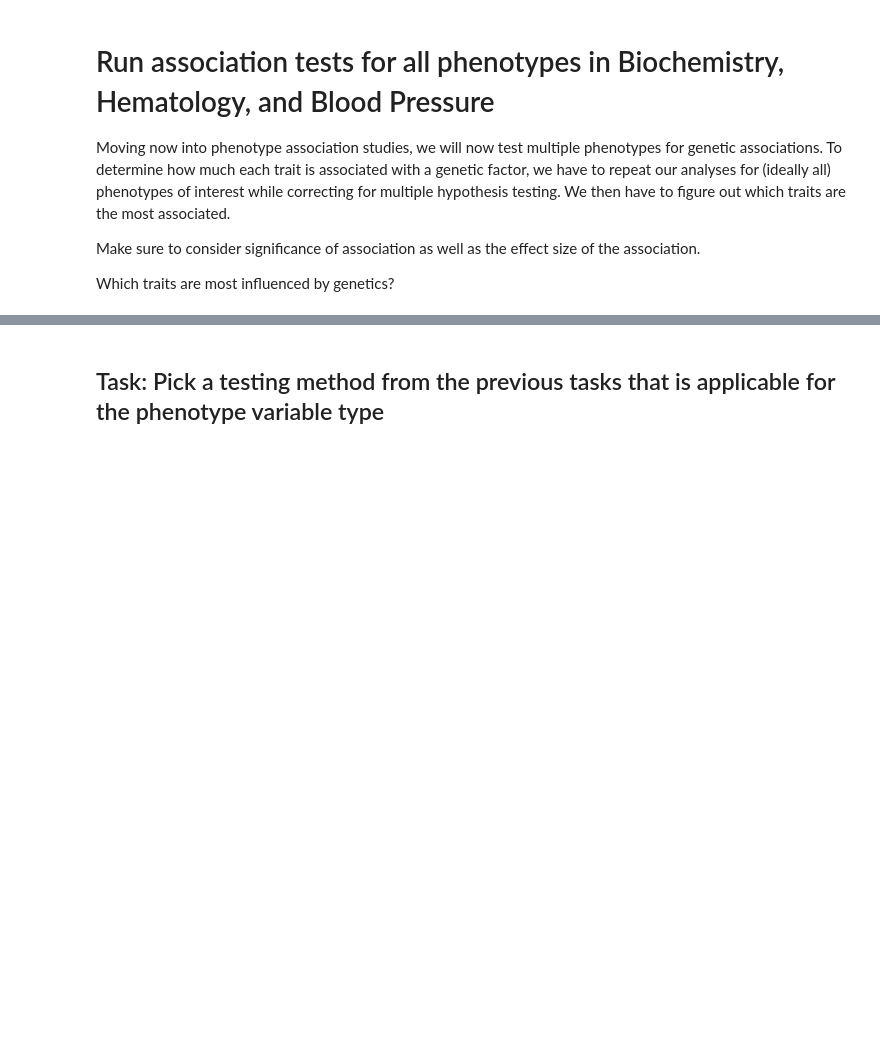
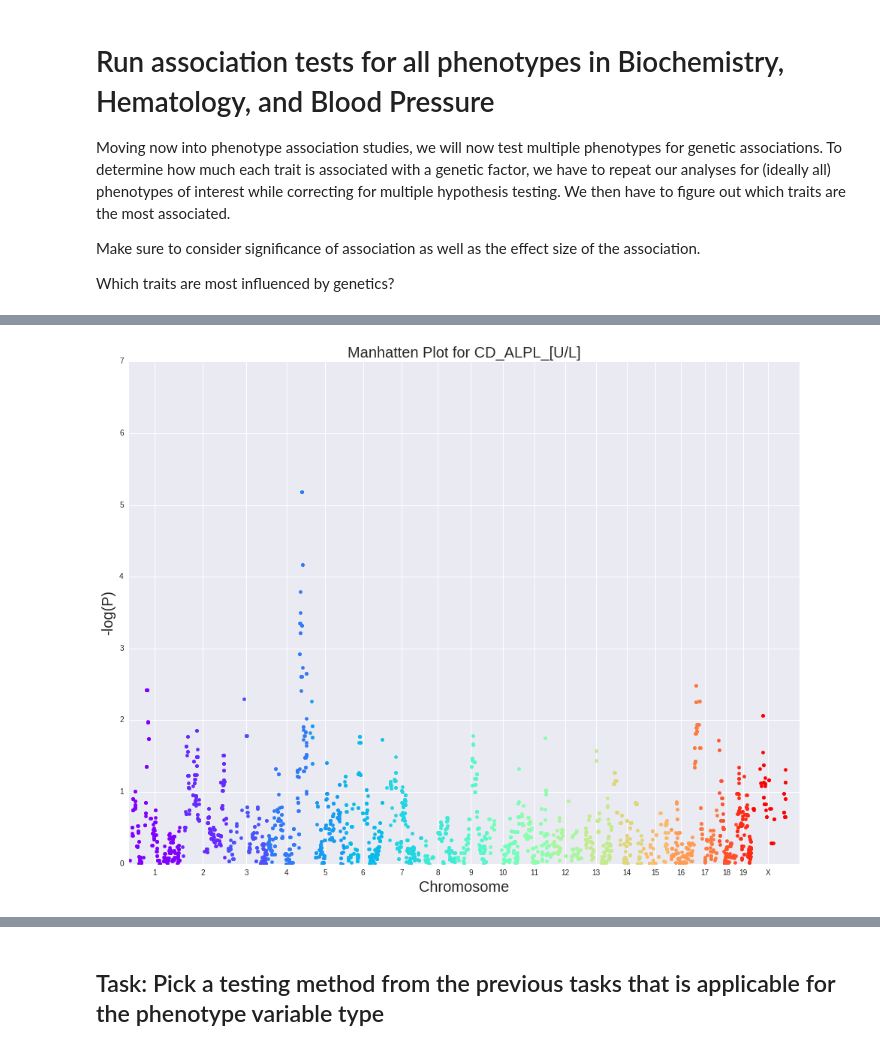
Before and after one commit to MeeNot/Integrated_Bioinformatics, a Jupyter notebook: notebooks/Day3_GWAS_part1.ipynb, the cells around one changed output, grey strips where cells are left out. Cells and saved outputs as stored; diff of their text form; code cells hidden in the pictures; blank space fills up the shorter version.

```diff
--- a/notebooks/Day3_GWAS_part1.ipynb
+++ b/notebooks/Day3_GWAS_part1.ipynb
@@ -782,0 +848,6 @@ Which traits are most influenced by genetics?
+# %%
+df_alp = make_Association(df_genotype, df_phenotype_spreadsheets, "Biochemistry", "CD_ALPL_[U/L]")
+# %%
+plot_manhatten(df_alp, "CD_ALPL_[U/L]")
+# %% [output]
+[figure, added]
```
Also changed, not shown: parts of 34 cells of this notebook.
